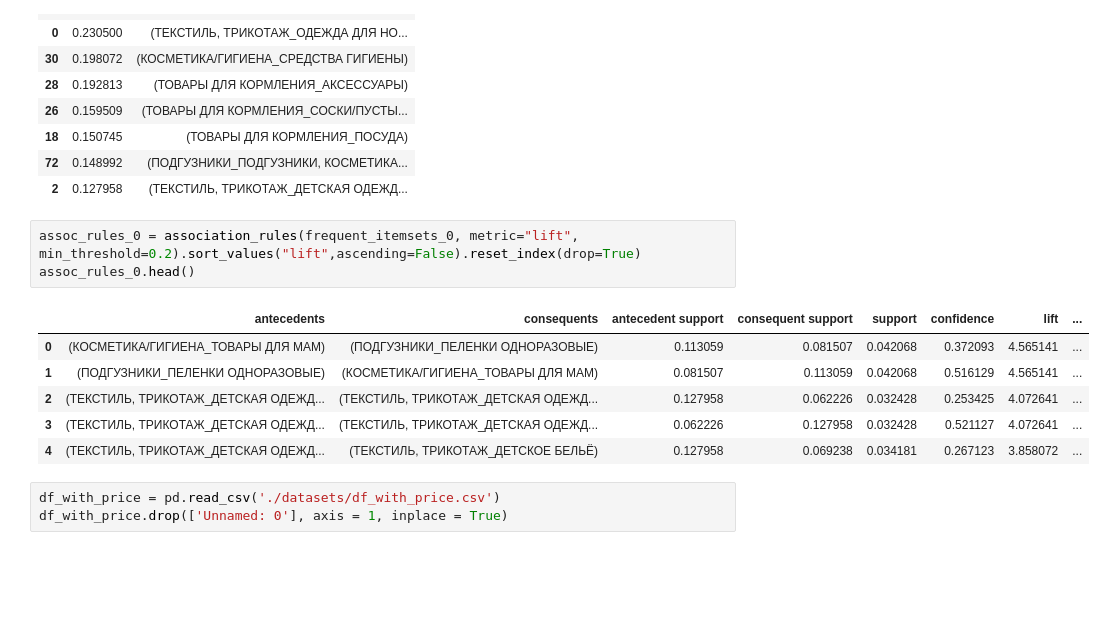
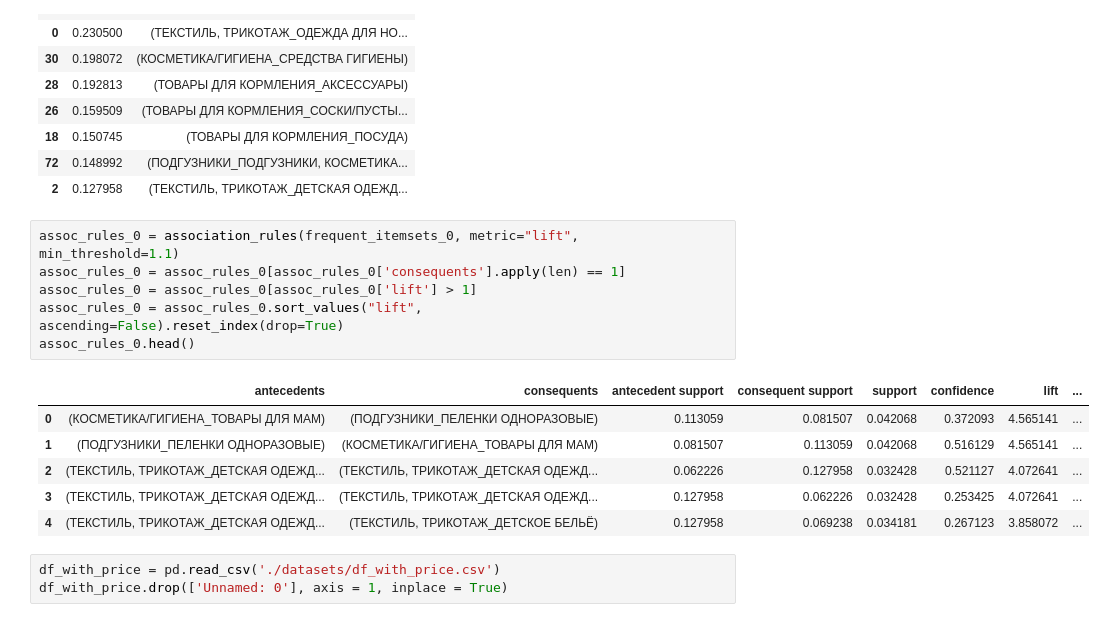
Before and after one commit to danzhukk/project-clusters, a Jupyter notebook: MBA_analysis_for_each_clusters.ipynb, the cells around one changed output. Cells and saved outputs as stored; diff of their text form; blank space fills up the shorter version.

```diff
--- a/MBA_analysis_for_each_clusters.ipynb
+++ b/MBA_analysis_for_each_clusters.ipynb
@@ -100,14 +100,17 @@ frequent_itemsets_0.head(10)
 | 72 | 0.148992 | (ПОДГУЗНИКИ_ПОДГУЗНИКИ, КОСМЕТИКА... |
 | 2 | 0.127958 | (ТЕКСТИЛЬ, ТРИКОТАЖ_ДЕТСКАЯ ОДЕЖД... |
 # %%
-assoc_rules_0 = association_rules(frequent_itemsets_0, metric="lift", min_threshold=0.2).sort_values("lift",ascending=False).reset_index(drop=True)
+assoc_rules_0 = association_rules(frequent_itemsets_0, metric="lift", min_threshold=1.1)
+assoc_rules_0 = assoc_rules_0[assoc_rules_0['consequents'].apply(len) == 1]
+assoc_rules_0 = assoc_rules_0[assoc_rules_0['lift'] > 1]
+assoc_rules_0 = assoc_rules_0.sort_values("lift", ascending=False).reset_index(drop=True)
 assoc_rules_0.head()
 # %% [output]
 |  | antecedents | consequents | antecedent support | consequent support | support | confidence | lift | ... |
 | 0 | (КОСМЕТИКА/ГИГИЕНА_ТОВАРЫ ДЛЯ МАМ) | (ПОДГУЗНИКИ_ПЕЛЕНКИ ОДНОРАЗОВЫЕ) | 0.113059 | 0.081507 | 0.042068 | 0.372093 | 4.565141 | ... |
 | 1 | (ПОДГУЗНИКИ_ПЕЛЕНКИ ОДНОРАЗОВЫЕ) | (КОСМЕТИКА/ГИГИЕНА_ТОВАРЫ ДЛЯ МАМ) | 0.081507 | 0.113059 | 0.042068 | 0.516129 | 4.565141 | ... |
-| 2 | (ТЕКСТИЛЬ, ТРИКОТАЖ_ДЕТСКАЯ ОДЕЖД... | (ТЕКСТИЛЬ, ТРИКОТАЖ_ДЕТСКАЯ ОДЕЖД... | 0.127958 | 0.062226 | 0.032428 | 0.253425 | 4.072641 | ... |
-| 3 | (ТЕКСТИЛЬ, ТРИКОТАЖ_ДЕТСКАЯ ОДЕЖД... | (ТЕКСТИЛЬ, ТРИКОТАЖ_ДЕТСКАЯ ОДЕЖД... | 0.062226 | 0.127958 | 0.032428 | 0.521127 | 4.072641 | ... |
+| 2 | (ТЕКСТИЛЬ, ТРИКОТАЖ_ДЕТСКАЯ ОДЕЖД... | (ТЕКСТИЛЬ, ТРИКОТАЖ_ДЕТСКАЯ ОДЕЖД... | 0.062226 | 0.127958 | 0.032428 | 0.521127 | 4.072641 | ... |
+| 3 | (ТЕКСТИЛЬ, ТРИКОТАЖ_ДЕТСКАЯ ОДЕЖД... | (ТЕКСТИЛЬ, ТРИКОТАЖ_ДЕТСКАЯ ОДЕЖД... | 0.127958 | 0.062226 | 0.032428 | 0.253425 | 4.072641 | ... |
 | 4 | (ТЕКСТИЛЬ, ТРИКОТАЖ_ДЕТСКАЯ ОДЕЖД... | (ТЕКСТИЛЬ, ТРИКОТАЖ_ДЕТСКОЕ БЕЛЬЁ) | 0.127958 | 0.069238 | 0.034181 | 0.267123 | 3.858072 | ... |
 # %%
 df_with_price = pd.read_csv('./datasets/df_with_price.csv')
```
Also changed, not shown: parts of 93 cells of this notebook.
